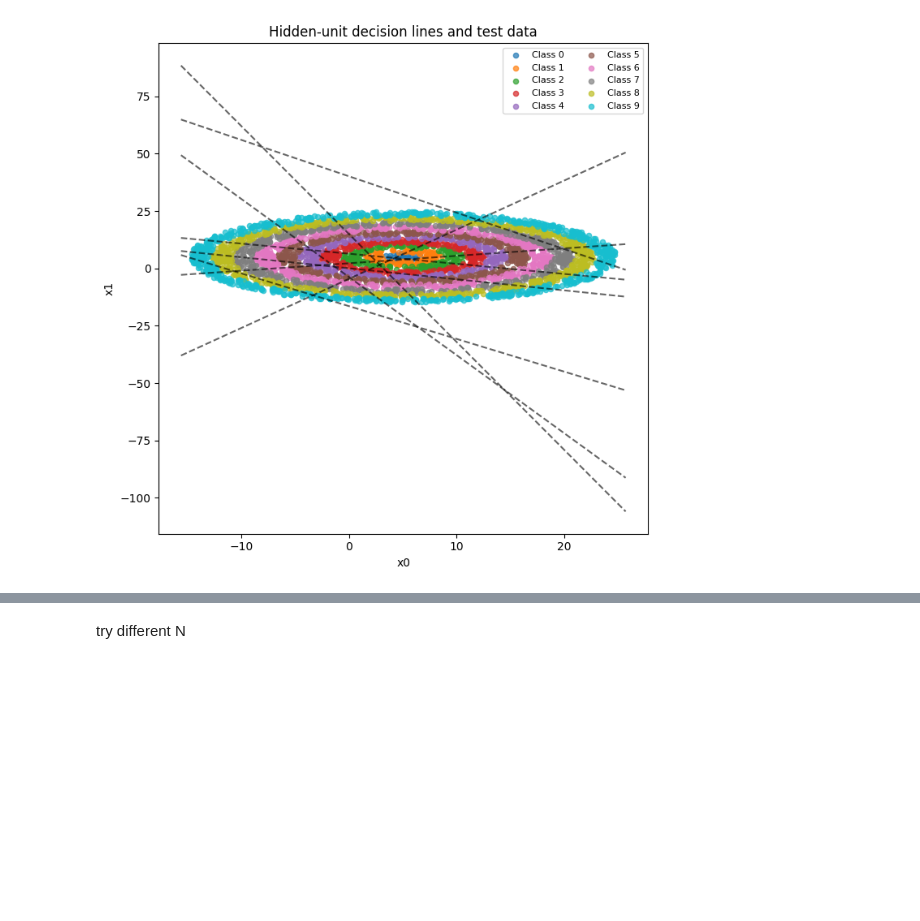
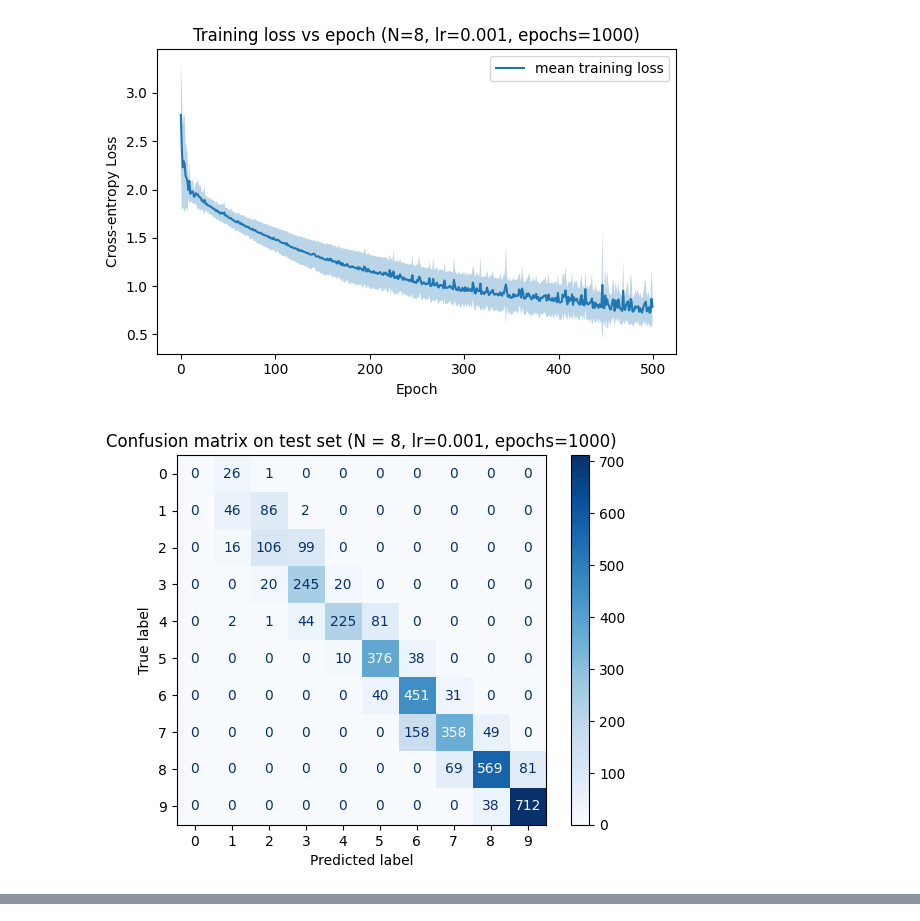
Before and after one commit to subin6092/Computational-neuroscience, a Jupyter notebook: project 2.1.ipynb, the cells around one changed output, grey strips where cells are left out. Saved outputs shown, nothing was run; the diff lists cells and outputs as text; code cells hidden in the pictures; blank space fills up the shorter version.

```diff
--- a/project 2.1.ipynb
+++ b/project 2.1.ipynb
@@ -105,6 +103,14 @@ class ShallowMLP:
 # %%
+# -----------------------
+# Training Loop
+# -----------------------
+
+# Set the hyperparameters
+lr = 0.001
+epochs = 1000
+
 def train_model(X_train, L_train, X_test, L_test, numCat,
-                hidden_dim=8, lr=0.01, epochs=500, batch_size=64, seed=None):
+                hidden_dim=8, lr=lr, epochs=epochs, batch_size=64, seed=None):
 
     model = ShallowMLP(input_dim=2, hidden_dim=hidden_dim, output_dim=numCat, seed=seed)
 
@@ -219,33 +217,83 @@ plt.show()
 # %%
+# -------------------------
+# Plot Loss curve
+# -------------------------
+
+all_losses = np.array(all_losses)
+mean_loss = all_losses.mean(axis=0)
+std_loss = all_losses.std(axis=0)
+
+plt.figure(figsize=(6,4))
+plt.plot(mean_loss, label='mean training loss')
+plt.fill_between(np.arange(len(mean_loss)),
+                 mean_loss - std_loss,
+                 mean_loss + std_loss,
+                 alpha=0.3)
+#plt.yscale('log')
+plt.xlabel('Epoch')
+plt.ylabel('Cross-entropy Loss')
+plt.title(f'Training loss vs epoch (N=8, lr={lr}, epochs={epochs})')
+plt.legend()
+plt.tight_layout()
+
+# save figure
+plt.savefig(f"training_loss_N8_nn_lr{lr}_epochs{epochs}.png", dpi=300)
+
+plt.show()
+
+# -------------------------
+# Confusion Matrix on the best model
+# -------------------------
+best_idx = int(np.argmax(all_test_acc))
+best_pred = preds[best_idx]
+
+cm = confusion_matrix(L_test, best_pred)
+disp = ConfusionMatrixDisplay(confusion_matrix=cm)
+disp.plot(cmap='Blues', values_format='d')
+plt.title(f'Confusion matrix on test set (N = 8, lr={lr}, epochs={epochs})')
+
+# save figure
+plt.savefig(f"confusion_matrix_N8_nn_lr{lr}_epochs{epochs}.png", dpi=300)
+
+plt.show()
+
+# -------------------------
+# Plot the hidden unit decision lines
+# -------------------------
+
 best_model = models[best_idx]
 
 plt.figure(figsize=(7,7))
 
 # plot test points
 for c in range(numCat):
     mask = (L_test == c)
     plt.scatter(X_test[mask, 0], X_test[mask, 1], s=20, label=f"Class {c}", alpha=0.7)
 
 # plot hidden unit decision lines
 x0_vals = np.linspace(X_test[:,0].min()-1, X_test[:,0].max()+1, 200)
 
 for i in range(best_model.W1.shape[0]):
     w0 = best_model.W1[i, 0]
     w1 = best_model.W1[i, 1]
     b = best_model.b1[0, i]
 
     if abs(w1) > 1e-12:
         x1_vals = -(w0 * x0_vals + b) / w1
         plt.plot(x0_vals, x1_vals, 'k--', alpha=0.6)
     else:
         x_vertical = -b / w0
         plt.axvline(x_vertical, linestyle='--', color='k', alpha=0.6)
 
 plt.xlabel('x0')
 plt.ylabel('x1')
-plt.title('Hidden-unit decision lines and test data')
+plt.title(f'Hidden-unit decision lines and test data (N = 8, lr={lr}, epochs={epochs})')
 plt.legend(ncol=2, fontsize=8)
 plt.tight_layout()
+
+plt.savefig(f"hidden_unit_decision_lines_N8_nn_lr{lr}_epochs{epochs}.png", dpi=300)
+
 plt.show()
 # %% [output]
-[figure, old version]
+[figure, new version]
+[figure, added]
@@ -252,2 +300,0 @@ plt.show()
-# %% [markdown]
-try different N
```
Also changed, not shown: parts of 14 cells of this notebook.
